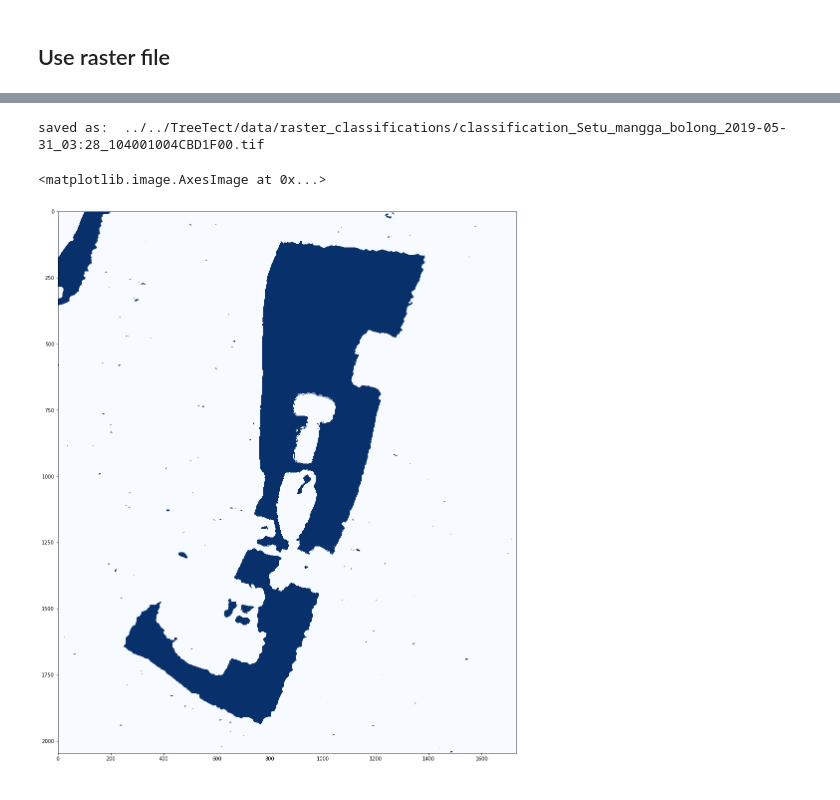
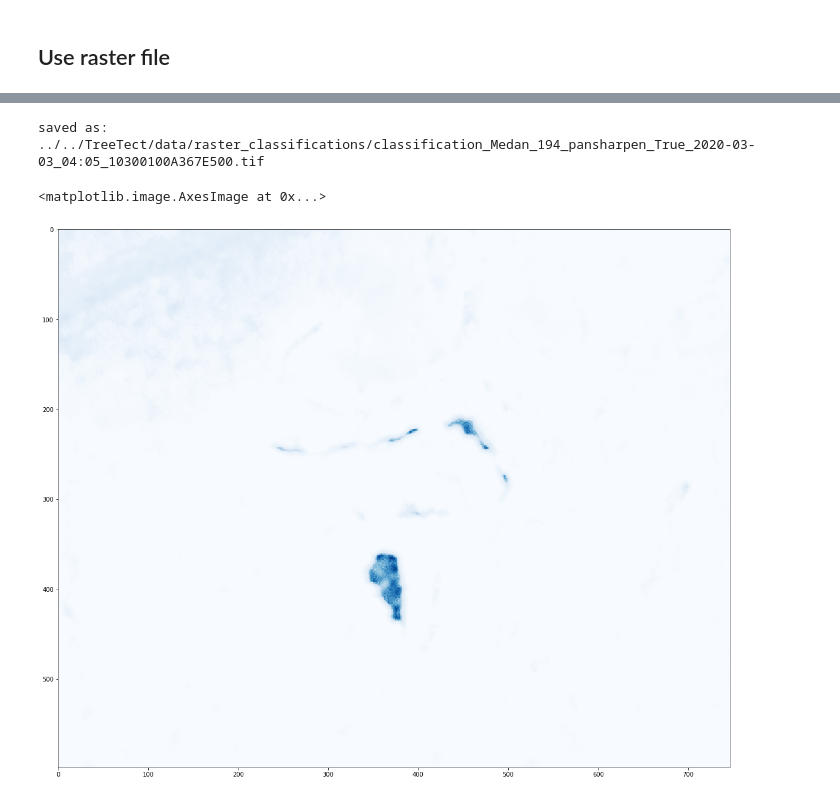
Before and after one commit to krakchris/GCW_toolkit, a Jupyter notebook: 03_create_classification/MLP_classification.ipynb, the cells around one changed output, grey strips where cells are left out. Drawn from its saved outputs; the diff is of its cells as text; code cells hidden in the pictures.

```diff
--- a/03_create_classification/MLP_classification.ipynb
+++ b/03_create_classification/MLP_classification.ipynb
@@ -286,14 +286,24 @@ for (cnt, batch_size) in enumerate(batch_sizes):
     max_epochs = 200
 
     # Use reduce learning rate if validation loss plateaus
-    reduce_lr = ReduceLROnPlateau(monitor='val_loss', verbose=2, factor=0.1, patience=25, min_lr=min_learning_rate)
+    reduce_lr = ReduceLROnPlateau(monitor='val_loss',
+                                  verbose=2,
+                                  factor=0.1,
+                                  patience=25,
+                                  min_lr=min_learning_rate)
 
     # Use checkpointer callback to save the model everytime the validation accuracy increases
     weights = '../../TreeTect/data/bfalg_models/bfalg_' + 'batchSize_' + str(batch_size) + '_Epoch-{epoch:05d}-Val_acc-{accuracy:.5f}_' + 'weights.hdf5'
-    checkpointer = ModelCheckpoint(weights, monitor='accuracy', verbose=2, save_best_only=True, mode='max')
+    checkpointer = ModelCheckpoint(weights,
+                                   monitor='accuracy',
+                                   verbose=2,
+                                   save_best_only=True,
+                                   mode='max')
 
     # Early stopping by learning rate callback
-    earlyStop = EarlyStoppingByLearningRate(min_lr=min_learning_rate, max_epochs=max_epochs, verbose=2)
+    earlyStop = EarlyStoppingByLearningRate(min_lr=min_learning_rate,
+                                            max_epochs=max_epochs,
+                                            verbose=2)
 
     # Create list of all of the callbacks
     callbacks_list = [reduce_lr, checkpointer, earlyStop]
@@ -432,20 +438,27 @@ def reshape(index):
 ## Get data from GBDX
 # %%
 # get setu babakan data and write to geotiff
+
+# rawa indah = 106.885, -6.36, 106.89, -6.355 , 1030010085B5FC00
+# rawa babon = 106.884, -6.341, 106.888, -6.335, 10400100503B3A00
+
+# manila test = 121.004, 14.531, 121.007, 14.535 , 10300100A4711D00
+
+# Shenzen = 114.07, 22.533, 114.074, 22.536 , 10300100A3350C00
 
 from gbdxtools.task import env
 from gbdxtools import CatalogImage
 %matplotlib inline
 
-catalog_id = env.inputs.get('catalog_id', '104001004CBD1F00')
-bbox = env.inputs.get('bbox', '106.82, -6.354, 106.824, -6.347')
+catalog_id = env.inputs.get('catalog_id', '10300100A3350C00')
+bbox = env.inputs.get('bbox', '114.07, 22.533, 114.074, 22.536')
 
 image = CatalogImage(catalog_id, band_type="MS", bbox=map(float, bbox.split(",")), pansharpen = True)
 
 
 import datetime
 
-name = 'Setu_mangga_bolong'
+
 
 image_id = catalog_id
 
@@ -456,13 +469,5 @@ time_image = image.metadata["image"]["acquisitionDate"]
 time_image = datetime.datetime.strptime(time_image, "%Y-%m-%dT%H:%M:%S.%fZ")
 
 time_image_str = time_image.strftime('%Y-%m-%d_%H:%M')
-
-path = "../../TreeTect/data/rasters_waterbodies_osm/{}_{}_{}.tif".format(name,time_image_str,image_id)
-
-path
-
-tif = image.geotiff(
-    path = path
-                 )
 # %% [output]
 KeyboardInterrupt:
@@ -472,7 +487,11 @@ path
 ## Use raster file
 # %%
 # find files in shapefile folder
-raster_files_path = '../../TreeTect/data/rasters_waterbodies_osm/Setu_m*.tif'
+
+name = 'Medan_194'
+
+
+raster_files_path = '../../TreeTect/data/rasters_waterbodies_osm/**/{}*.tif'.format(name)
 raster_files = glob.glob(raster_files_path)
 file_path = raster_files[0]
 
@@ -618,22 +609,22 @@ with rasterio.open(
     classification_filename,
     'w',
     driver='GTiff',
-    height=array_classification.shape[0],
-    width=array_classification.shape[1],
+    height=labels_pred.shape[0],
+    width=labels_pred.shape[1],
     count=1,
-    dtype=array_classification.dtype,
+    dtype=labels_pred.dtype,
     crs='+proj=latlong',
     transform=transform,
 ) as dst:
-    dst.write(array_classification, 1)
+    dst.write(labels_pred, 1)
 
 
 print('saved as: ', classification_filename)
 # %% [output]
-saved as:  ../../TreeTect/data/raster_classifications/classification_Setu_mangga_bolong_2019-05-31_03:28_104001004CBD1F00.tif
+saved as:  ../../TreeTect/data/raster_classifications/classification_Medan_194_pansharpen_True_2020-03-03_04:05_10300100A367E500.tif
 # %%
 plt.figure(figsize = (20,20))
-plt.imshow(labels_pred > thresh, cmap = 'Blues')
+plt.imshow(labels_pred, cmap = 'Blues')
 # %% [output]
 <matplotlib.image.AxesImage at 0x...>
-[figure, old version]
+[figure, new version]
```
Also changed, not shown: parts of 11 cells of this notebook, 7 other files.
